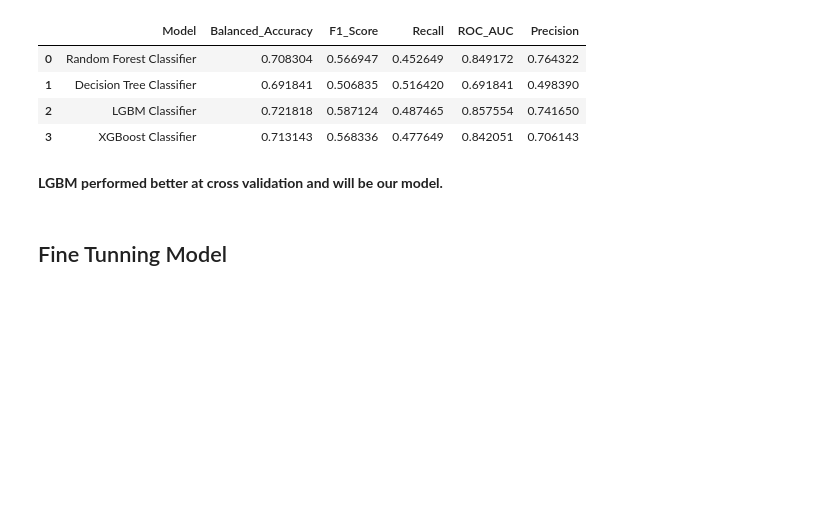
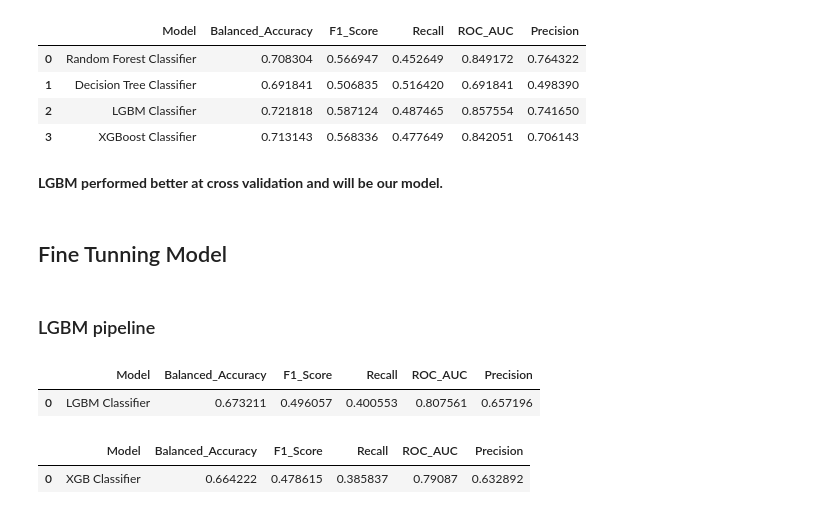
Before and after one commit to felipedmnq/churn-prediction, a Jupyter notebook: notebooks/C1_churn.ipynb, the cells around one changed output. Cells and saved outputs as stored; diff of their text form; code cells hidden in the pictures; blank space fills up the shorter version.

Commit message:
sklearn pipeline 1st test

```diff
--- a/notebooks/C1_churn.ipynb
+++ b/notebooks/C1_churn.ipynb
@@ -924,0 +924,41 @@ model_comparison.style.highlight_max(color='cornflowerblue')
+# %% [markdown]
+### LGBM pipeline
+# %%
+# Separe DF
+X2 = df4.drop(['Exited', 'Gender', 'Geo_France', 'Geo_Germany', 'Geo_Spain'], axis = 1)
+y2 = df4['Exited']
+
+# Split dataset into train and test
+X_train_NB, X_test, y_train_NB, y_test = train_test_split(X2, y2, test_size=0.3, random_state=14, stratify=y2)
+
+# SMOTETomek rebalancing
+st = SMOTETomek(random_state=14, n_jobs=-1)
+X_train, y_train = st.fit_resample(X_train_NB, y_train_NB)
+
+# Scalers Features
+ss_features = ['CreditScore']
+mms_features = ['Age', 'Tenure', 'EstimatedSalary', 'NumOfProducts']
+
+# Scalers pipes
+ss = Pipeline(steps=[('ss', StandardScaler())])
+mms = Pipeline(steps=[('mms', MinMaxScaler())])
+
+# Preprocessos pipe
+preprocessor = ColumnTransformer(
+    transformers=[
+        ('ss_transf', ss, ss_features),
+        ('mms_transf', mms, mms_features)
+    ]
+)
+
+# Final LGBM pipeline
+LGBM_steps = [('preprocessor', preprocessor), ('LGBM_Classifier', LGBMClassifier(random_state=14))]
+LGBM_pipeline = Pipeline(steps=LGBM_steps)
+
+# LGBM pipe evaluation
+LGBM_pipe_eval = cross_val('LGBM Classifier', LGBM_pipeline, X, y, 10)
+# %%
+LGBM_pipe_eval
+# %% [output]
+|  | Model | Balanced_Accuracy | F1_Score | Recall | ROC_AUC | Precision |
+| 0 | LGBM Classifier | 0.673211 | 0.496057 | 0.400553 | 0.807561 | 0.657196 |
@@ -924,0 +988,5 @@ model_comparison.style.highlight_max(color='cornflowerblue')
+# %%
+XGB_pipe_eval
+# %% [output]
+|  | Model | Balanced_Accuracy | F1_Score | Recall | ROC_AUC | Precision |
+| 0 | XGB Classifier | 0.664222 | 0.478615 | 0.385837 | 0.79087 | 0.632892 |
```
Also changed, not shown: parts of 11 cells of this notebook, 1 other file.
